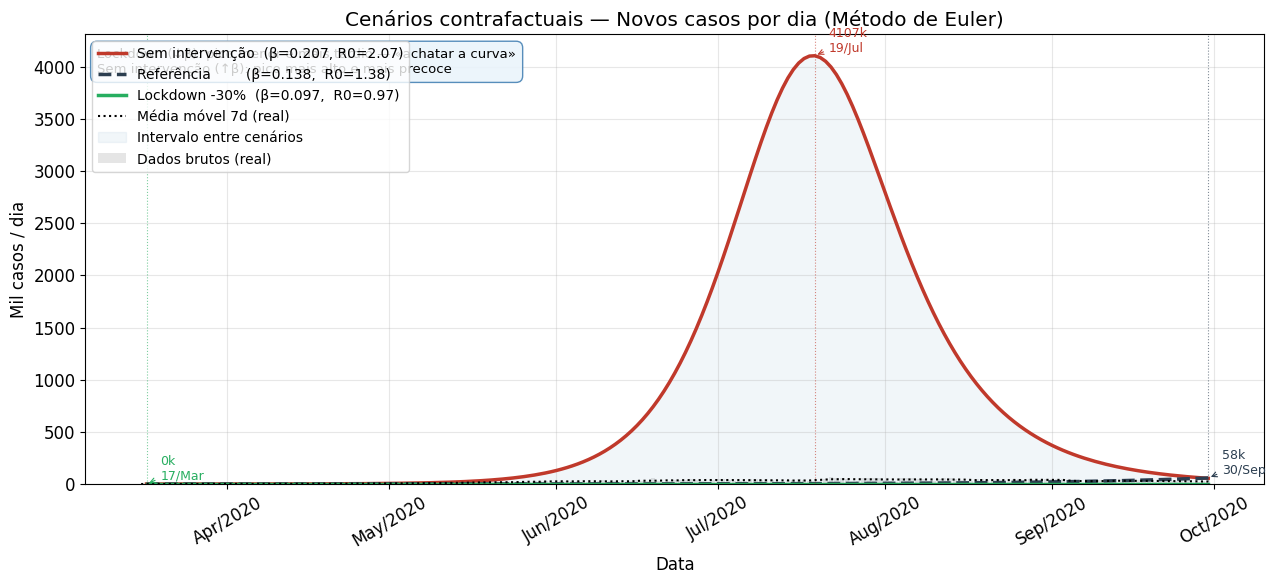
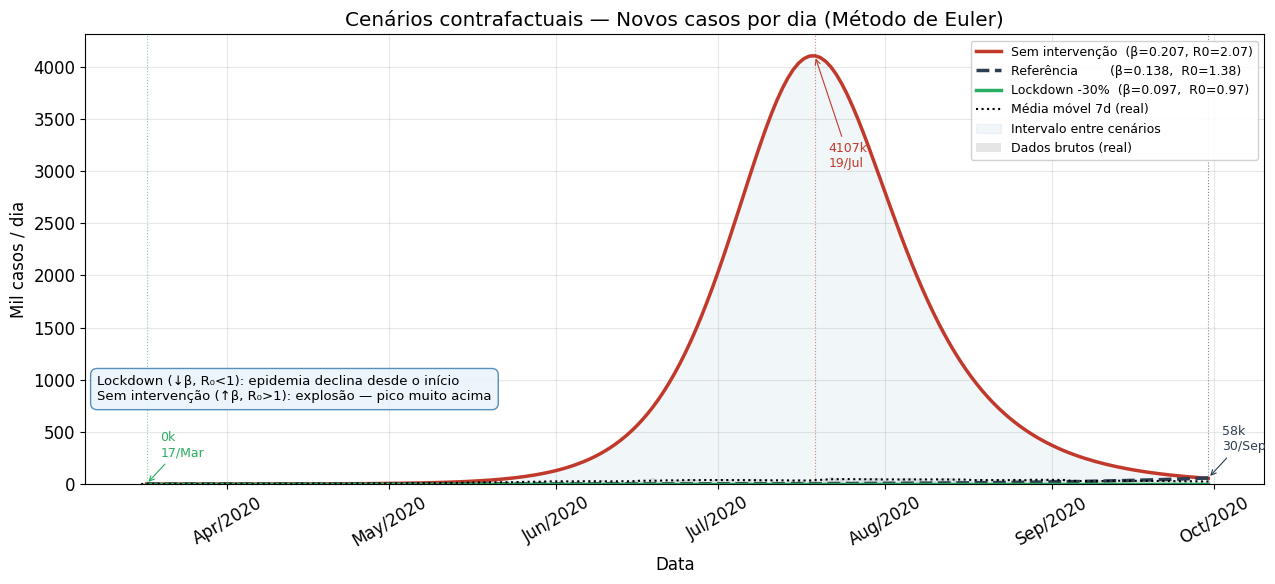
The change to this notebook cell's code, shown as a diff; its figure went from the first image to the second:
--- before
+++ after
@@ -15,8 +15,8 @@
 
 # Anotações de pico
-for novos, cor, offset in [
-    (novos_sint, '#c0392b', 3000),
-    (novos_ref,  '#2c3e50', 3000),
-    (novos_lock, '#27ae60', 3000),
+for novos, cor, y_offset in [
+    (novos_sint, '#c0392b', -80),
+    (novos_ref,  '#2c3e50',  20),
+    (novos_lock, '#27ae60',  20),
 ]:
     idx_p = int(np.argmax(novos))
@@ -25,5 +25,5 @@
     ax.annotate(f'{novos[idx_p]/1e3:.0f}k\n{data_p.strftime("%d/%b")}',
                 xy=(data_p, novos[idx_p]/1e3),
-                xytext=(10, offset/1e3), textcoords='offset points',
+                xytext=(10, y_offset), textcoords='offset points',
                 fontsize=9, color=cor,
                 arrowprops=dict(arrowstyle='->', color=cor, lw=0.8))
@@ -45,10 +45,10 @@
 ax.xaxis.set_major_locator(mdates.MonthLocator())
 plt.setp(ax.xaxis.get_majorticklabels(), rotation=30)
-ax.legend(loc='upper left', fontsize=10)
+ax.legend(loc='upper right', fontsize=9, framealpha=0.9)
 
-ax.text(0.01, 0.97,
-    'Lockdown (↓β): pico menor e mais tardio — «achatar a curva»\n'
-    'Sem intervenção (↑β): pico mais alto e mais precoce',
-    transform=ax.transAxes, fontsize=9.5, va='top',
+ax.text(0.01, 0.18,
+    'Lockdown (↓β, R₀<1): epidemia declina desde o início\n'
+    'Sem intervenção (↑β, R₀>1): explosão — pico muito acima',
+    transform=ax.transAxes, fontsize=9.5, va='bottom',
     bbox=dict(boxstyle='round,pad=0.5', facecolor='#eaf4fb', alpha=0.9,
               edgecolor='steelblue'))

Commit: Corrige cenários: anotações, interpretação lockdown, Q1 e Q10